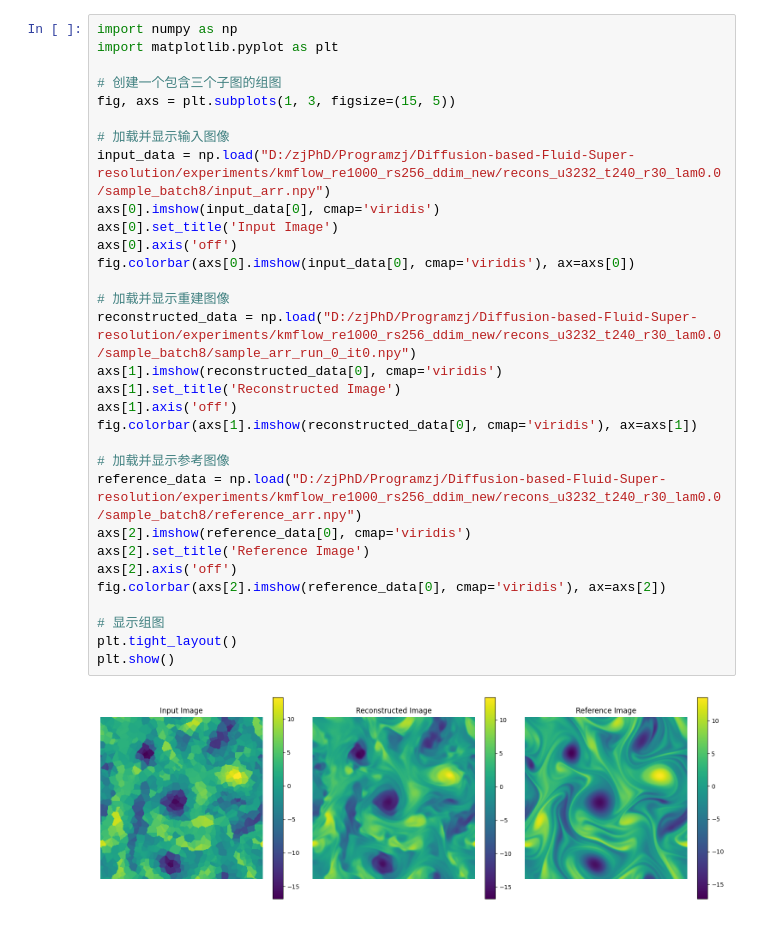
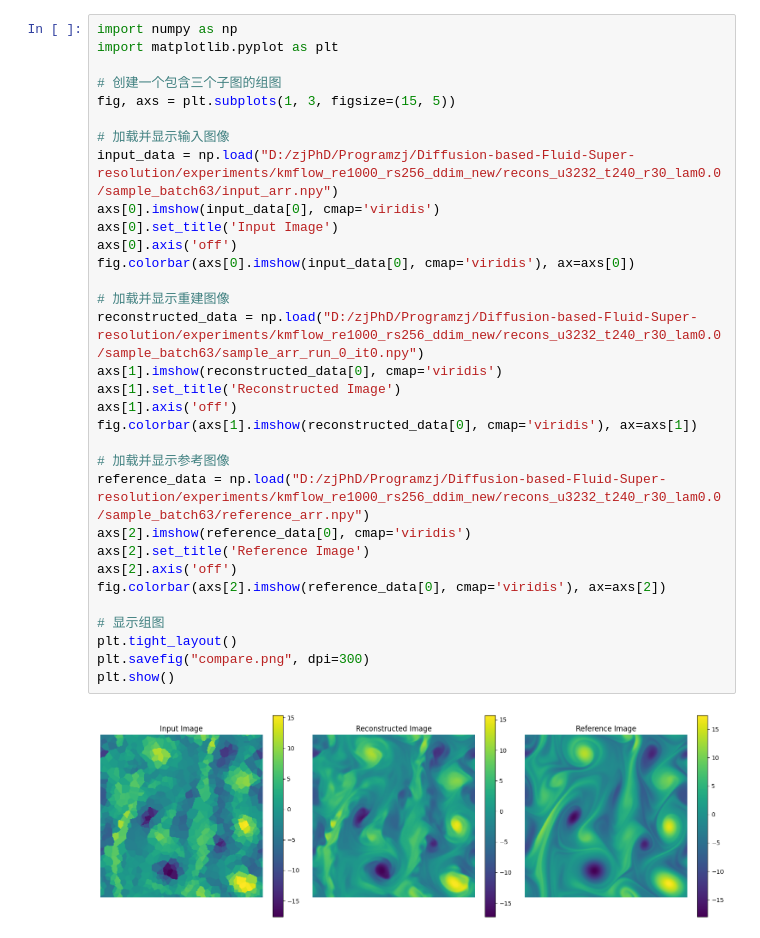
Before and after one commit to jackyvava/SR_waveFunction, a Jupyter notebook: code9_26.ipynb, the cells around one changed output. Drawn from its saved outputs; the diff is of its cells as text.

```diff
--- a/code9_26.ipynb
+++ b/code9_26.ipynb
@@ -1,33 +1,34 @@
 # %%
 import numpy as np
 import matplotlib.pyplot as plt
 
 # 创建一个包含三个子图的组图
 fig, axs = plt.subplots(1, 3, figsize=(15, 5))
 
 # 加载并显示输入图像
-input_data = np.load("D:/zjPhD/Programzj/Diffusion-based-Fluid-Super-resolution/experiments/kmflow_re1000_rs256_ddim_new/recons_u3232_t240_r30_lam0.0/sample_batch8/input_arr.npy")
+input_data = np.load("D:/zjPhD/Programzj/Diffusion-based-Fluid-Super-resolution/experiments/kmflow_re1000_rs256_ddim_new/recons_u3232_t240_r30_lam0.0/sample_batch63/input_arr.npy")
 axs[0].imshow(input_data[0], cmap='viridis')
 axs[0].set_title('Input Image')
 axs[0].axis('off')
 fig.colorbar(axs[0].imshow(input_data[0], cmap='viridis'), ax=axs[0])
 
 # 加载并显示重建图像
-reconstructed_data = np.load("D:/zjPhD/Programzj/Diffusion-based-Fluid-Super-resolution/experiments/kmflow_re1000_rs256_ddim_new/recons_u3232_t240_r30_lam0.0/sample_batch8/sample_arr_run_0_it0.npy")
+reconstructed_data = np.load("D:/zjPhD/Programzj/Diffusion-based-Fluid-Super-resolution/experiments/kmflow_re1000_rs256_ddim_new/recons_u3232_t240_r30_lam0.0/sample_batch63/sample_arr_run_0_it0.npy")
 axs[1].imshow(reconstructed_data[0], cmap='viridis')
 axs[1].set_title('Reconstructed Image')
 axs[1].axis('off')
 fig.colorbar(axs[1].imshow(reconstructed_data[0], cmap='viridis'), ax=axs[1])
 
 # 加载并显示参考图像
-reference_data = np.load("D:/zjPhD/Programzj/Diffusion-based-Fluid-Super-resolution/experiments/kmflow_re1000_rs256_ddim_new/recons_u3232_t240_r30_lam0.0/sample_batch8/reference_arr.npy")
+reference_data = np.load("D:/zjPhD/Programzj/Diffusion-based-Fluid-Super-resolution/experiments/kmflow_re1000_rs256_ddim_new/recons_u3232_t240_r30_lam0.0/sample_batch63/reference_arr.npy")
 axs[2].imshow(reference_data[0], cmap='viridis')
 axs[2].set_title('Reference Image')
 axs[2].axis('off')
 fig.colorbar(axs[2].imshow(reference_data[0], cmap='viridis'), ax=axs[2])
 
 # 显示组图
 plt.tight_layout()
+plt.savefig("compare.png", dpi=300)
 plt.show()
 # %% [output]
-[figure, old version]
+[figure, new version]
```
Also changed, not shown: 1 other file.
